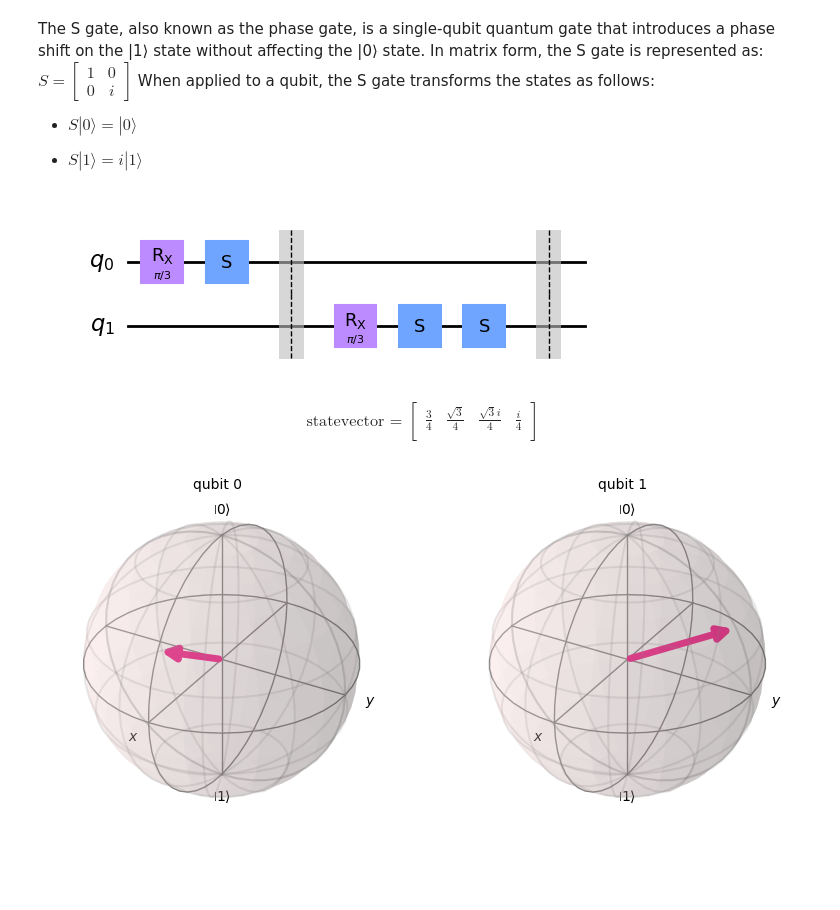
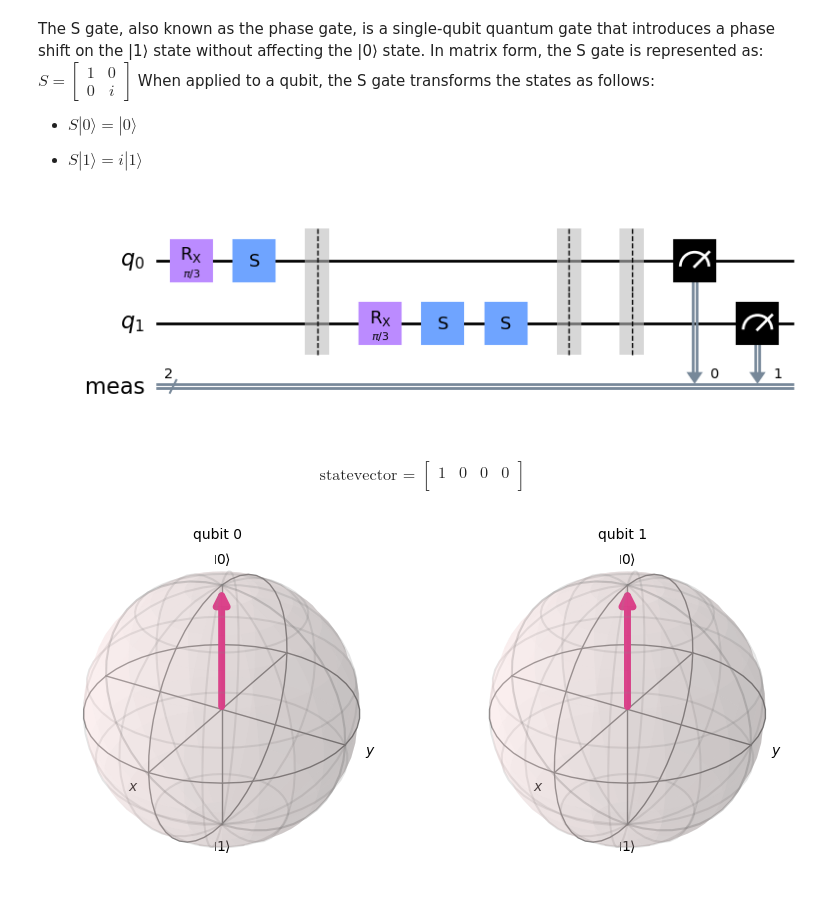
Before and after one commit to TheAmirHK/QuantumComputation, a Jupyter notebook: One_Qubit_gates.ipynb, the cells around one changed output. Drawn from its saved outputs; the diff is of its cells as text; code cells hidden in the pictures; blank space fills up the shorter version.

```diff
--- a/One_Qubit_gates.ipynb
+++ b/One_Qubit_gates.ipynb
@@ -131,27 +154,29 @@ When applied to a qubit, the S gate transforms the states as follows:
 # %%
 circuit = QuantumCircuit(2)
 
 circuit.rx(pi/3,0)
 circuit.s(0)
 circuit.barrier()
 
 circuit.rx(pi/3,1)
 circuit.s(1)
 circuit.s(1)
 circuit.barrier()
+
+circuit.measure_all()
 circuit.draw(output='mpl')
 # %% [output]
-[figure, old version]
+[figure, new version]
 # %%
 state_vector(circuit)
 # %% [output]
 $$
 \text{statevector = }
 \begin{bmatrix}
-\frac{3}{4} & \frac{\sqrt{3}}{4} & \frac{\sqrt{3} i}{4} & \frac{i}{4}  \\
+1 & 0 & 0 & 0  \\
  \end{bmatrix}
 $$
 # %%
 plot_bloch(circuit)
 # %% [output]
-[figure, old version]
+[figure, new version]
```
Also changed, not shown: parts of 14 cells of this notebook.
